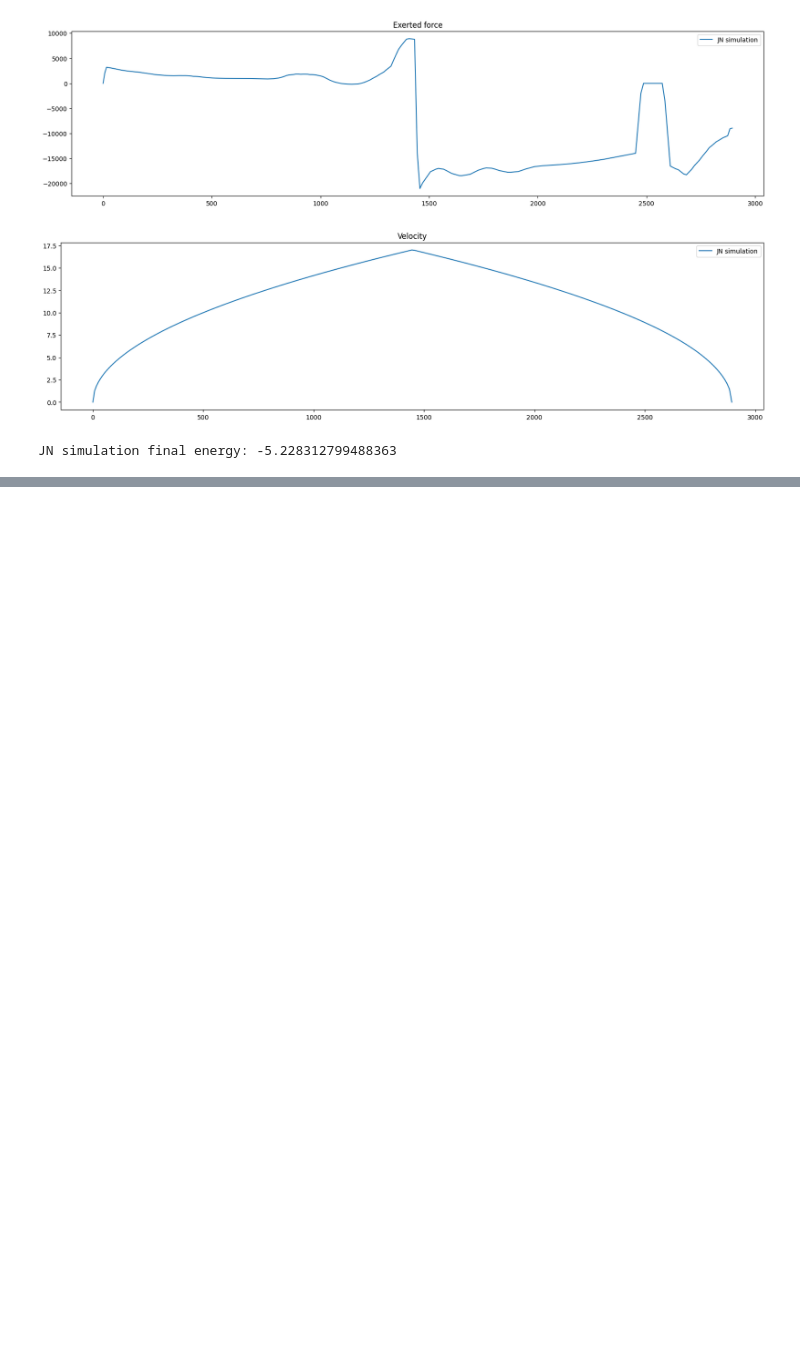
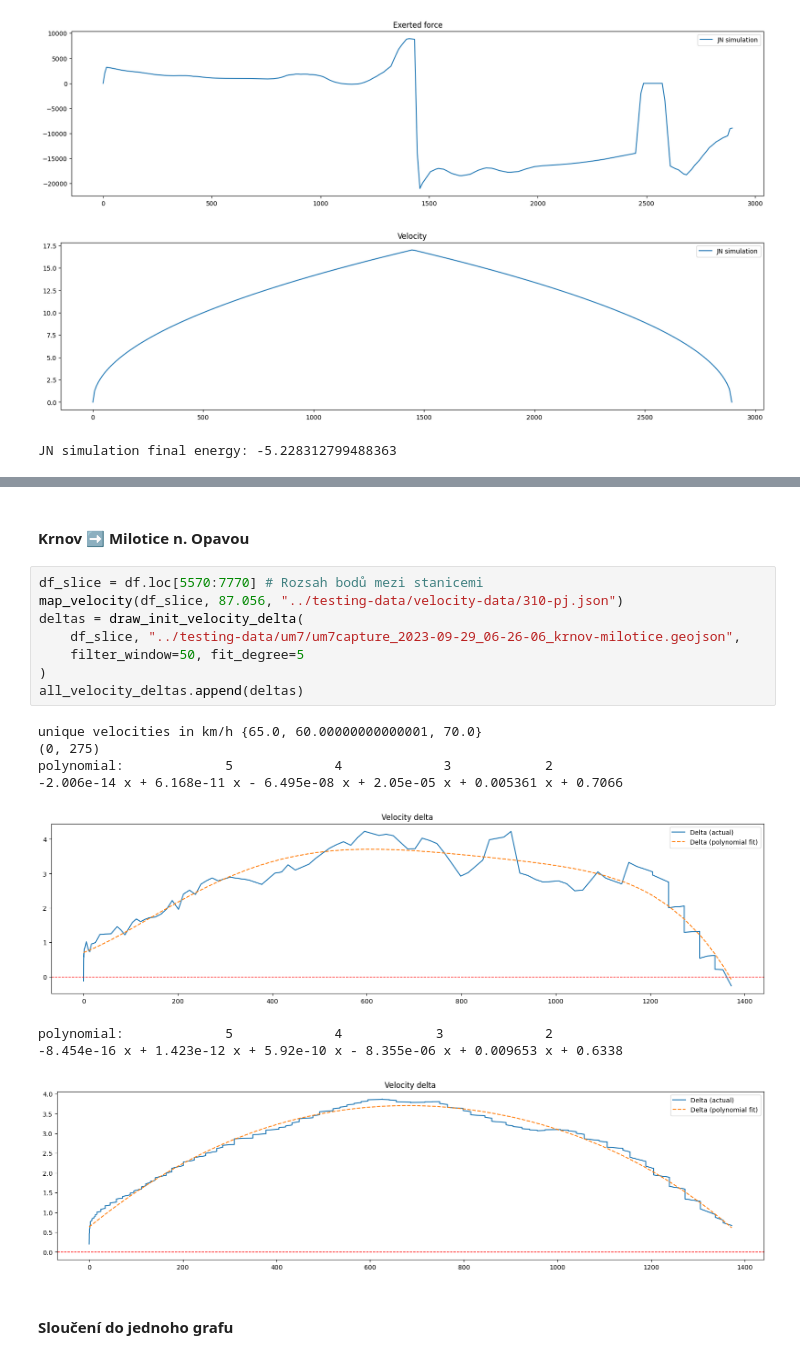
Before and after one commit to Sawy7/trainmap-consumption-api, a Jupyter notebook: train-exploration/train-exploration.ipynb, the cells around one changed output, grey strips where cells are left out. Cells and saved outputs as stored; diff of their text form; blank space fills up the shorter version.

```diff
--- a/train-exploration/train-exploration.ipynb
+++ b/train-exploration/train-exploration.ipynb
@@ -629,0 +698,21 @@ JN simulation final energy: -5.228312799488363
+# %% [markdown]
+#### Krnov ➡️ Milotice n. Opavou
+# %%
+df_slice = df.loc[5570:7770] # Rozsah bodů mezi stanicemi
+map_velocity(df_slice, 87.056, "../testing-data/velocity-data/310-pj.json")
+deltas = draw_init_velocity_delta(
+    df_slice, "../testing-data/um7/um7capture_2023-09-29_06-26-06_krnov-milotice.geojson",
+    filter_window=50, fit_degree=5
+)
+all_velocity_deltas.append(deltas)
+# %% [output]
+unique velocities in km/h {65.0, 60.00000000000001, 70.0}
+(0, 275)
+polynomial:             5             4             3            2
+-2.006e-14 x + 6.168e-11 x - 6.495e-08 x + 2.05e-05 x + 0.005361 x + 0.7066
+[figure, added]
+polynomial:             5             4            3             2
+-8.454e-16 x + 1.423e-12 x + 5.92e-10 x - 8.355e-06 x + 0.009653 x + 0.6338
+[figure, added]
+# %% [markdown]
+#### Sloučení do jednoho grafu
```
Also changed, not shown: parts of 24 cells of this notebook, 1 other file.
